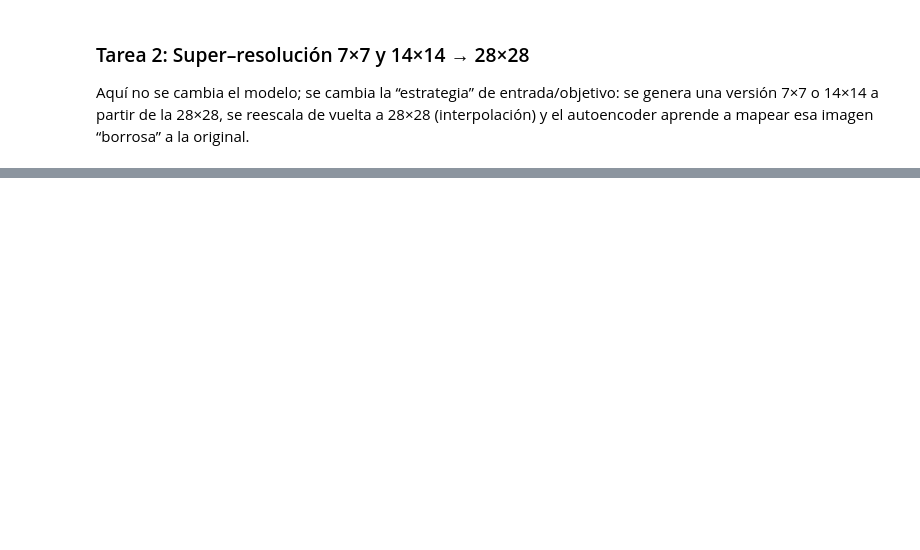
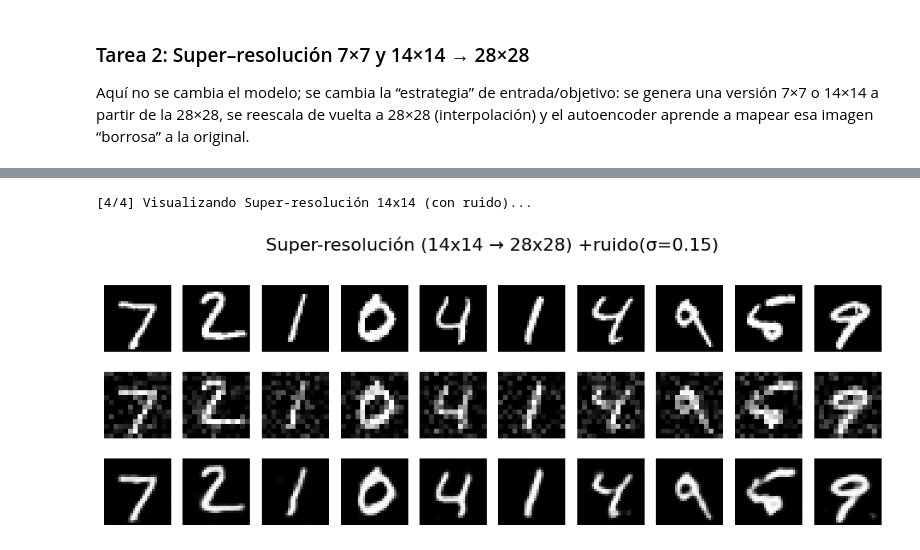
Before and after one commit to Javi05x/Autoencoders, a Jupyter notebook: Practica2.ipynb, the cells around one changed output, grey strips where cells are left out. Cells and saved outputs as stored; diff of their text form; code cells hidden in the pictures; blank space fills up the shorter version.

```diff
--- a/Practica2.ipynb
+++ b/Practica2.ipynb
@@ -384,0 +502,23 @@ VisualizationService.show_triplet_grid(
+# %%
+# ============================================================================
+#  Visualizar SUPER-RESOLUCIÓN 14x14 CON ruido
+# ============================================================================
+print("[4/4] Visualizando Super-resolución 14x14 (con ruido)...")
+
+model_sr14_noisy.eval()
+with torch.no_grad():
+    imgs, _ = next(iter(test_loader))
+    imgs = imgs.to(device)
+    low14_noisy = sr14_task_noisy.transform_input(imgs)
+    recon14_noisy = model_sr14_noisy(low14_noisy)
+
+VisualizationService.show_triplet_grid(
+    originals=imgs,
+    corrupted=low14_noisy,
+    reconstructions=recon14_noisy,
+    num_images=10,
+    title=sr14_task_noisy.title()
+)
+# %% [output]
+[4/4] Visualizando Super-resolución 14x14 (con ruido)...
+[figure, added]
```
Also changed, not shown: parts of 30 cells of this notebook.
